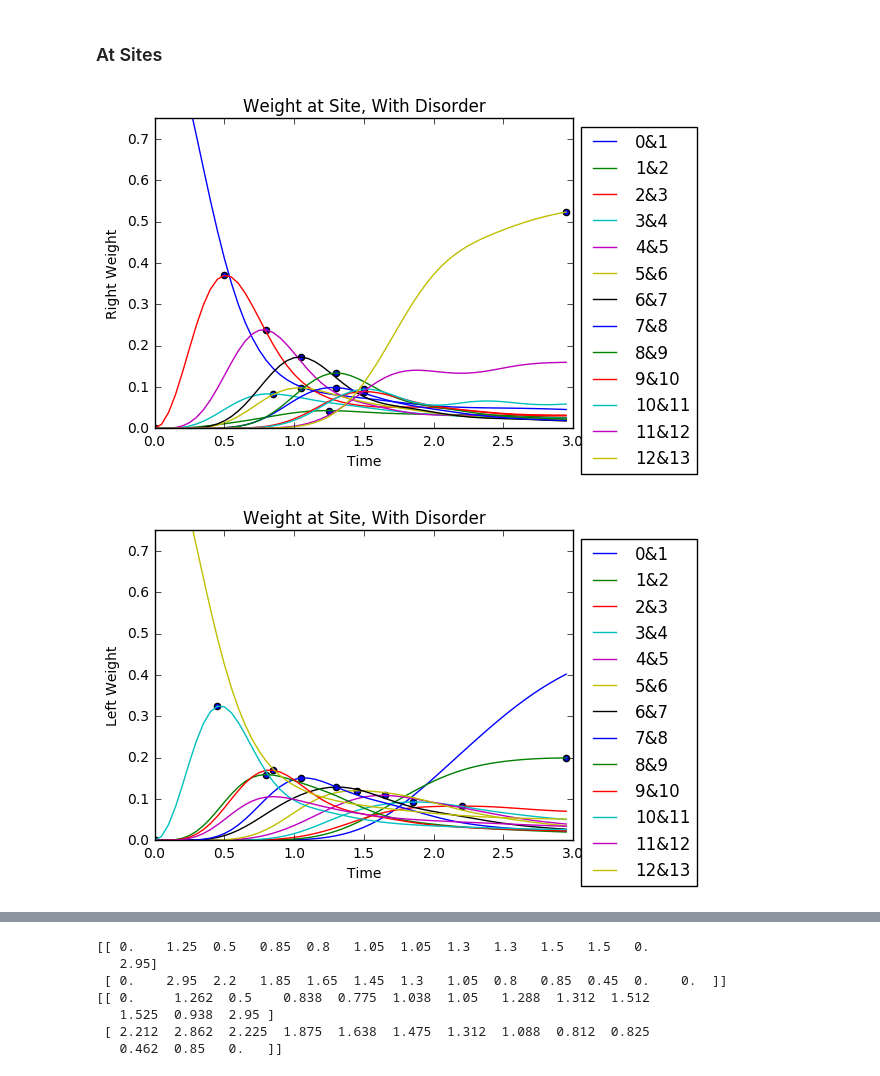
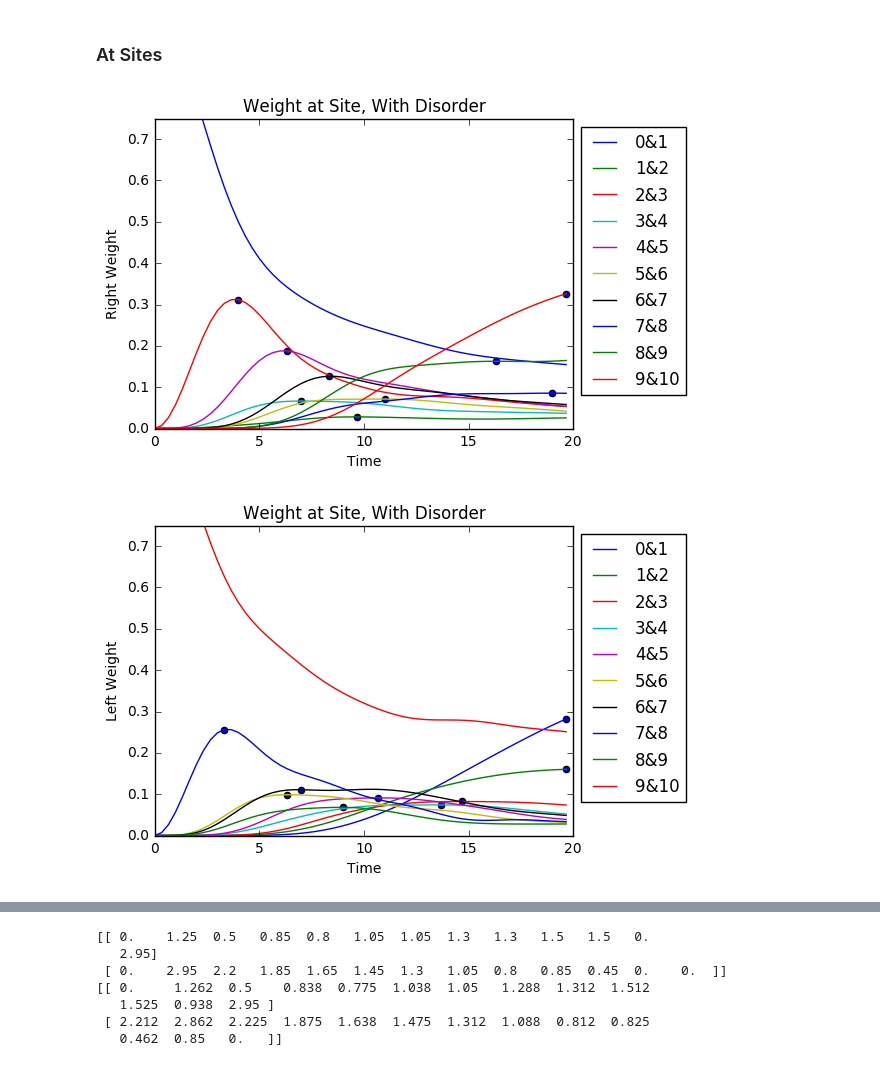
Before and after one commit to cnstahl/Asymmetric, a Jupyter notebook: python/Hamiltonian/Peaks13.ipynb, the cells around one changed output, grey strips where cells are left out. Saved outputs shown, nothing was run; the diff lists cells and outputs as text; code cells hidden in the pictures.

```diff
--- a/python/Hamiltonian/Peaks13.ipynb
+++ b/python/Hamiltonian/Peaks13.ipynb
@@ -16,16 +16,16 @@ def chop(a, warn = True):
 # %% [markdown]
 ### Get Data
 # %%
-L = 13
-end = 3
-n = 20
+L = 10
+end = 20
+n = 3
 
 here = True
 pauli = True
 Azero = True
 Aplus = False
 Amult = False
-field_strength = 1
+field_strength = .5
 dot_strength = 0
 
 prefix = "data/weights_L"+str(L)+"end"+str(end)+"n"+str(n)+"_"+str(int(here))+ \
@@ -85,40 +85,40 @@ for i in range(L):
     if (i%1==0):
         ax.plot(np.arange(stop)/n,data[:stop], label = str(i)+'&'+str(i+1))
         ax.scatter(peaks[0,i]/n, data[(int)(peaks[0,i])])
 box = ax.get_position()
 ax.set_position([box.x0, box.y0, box.width * 0.9, box.height])
 ax.legend(bbox_to_anchor=(1, 1), loc=2)
 plt.ylim(0,.75)
-plt.xlim(0,3)
+plt.xlim(0,end)
 plt.ylabel('Right Weight')
 plt.xlabel('Time')
 plt.title('Weight at Site, With Disorder')
-plt.savefig('figures/avgRweightL13_s.pdf')
+# plt.savefig('figures/avgRweightL13_s.pdf')
 plt.show()
 
 ax = plt.subplot(111)
 for i in range(L):
     data = avg_weight[1,i]
     for jdx, val in enumerate(data):
         if (val > data[jdx+1]): peaks[1,i] = jdx; break
         if (jdx == 58): peaks[1,i] = 59; break
-    peaks[1,L-2]=0
+#     peaks[1,L-2]=0
     if (i%1==0):
         ax.plot(np.arange(stop)/n,data[:stop], label = str(i)+'&'+str(i+1))
         ax.scatter(peaks[1,i]/n, data[(int)(peaks[1,i])])
 box = ax.get_position()
 ax.set_position([box.x0, box.y0, box.width * 0.9, box.height])
 ax.legend(bbox_to_anchor=(1, 1), loc=2)
 plt.ylim(0,.75)
-plt.xlim(0,3)
+plt.xlim(0,end)
 plt.ylabel('Left Weight')
 plt.xlabel('Time')
 plt.title('Weight at Site, With Disorder')
-plt.savefig('figures/avgLweightL13_s.pdf')
+# plt.savefig('figures/avgLweightL13_s.pdf')
 plt.show()
 # %% [output]
-[figure, old version]
+[figure, new version]
-[figure, old version]
+[figure, new version]
 # %%
 plt.plot(range(L),peaks[0]/n, 'o-', label="Forward")
 plt.plot(range(L),peaks[1][::-1]/n, 'o-', label="Backward")
```
Also changed, not shown: parts of 6 cells of this notebook, 3 other files.
